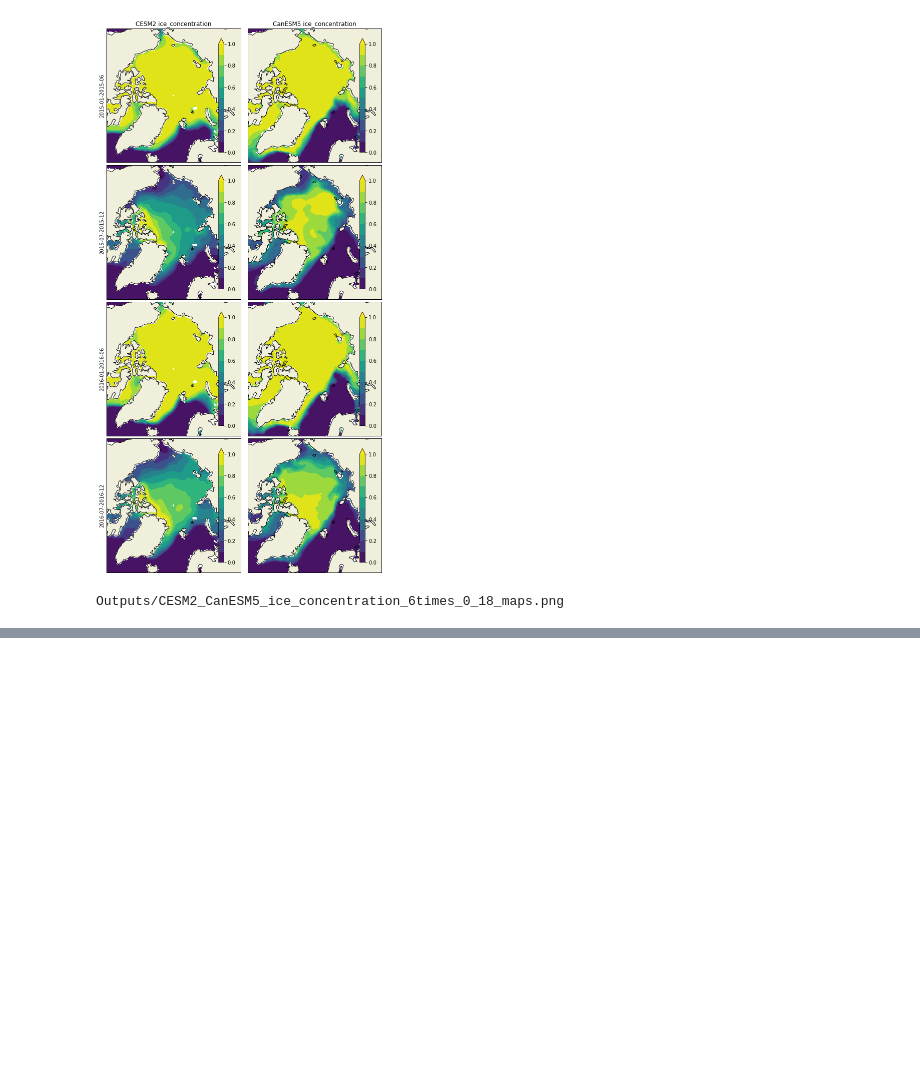
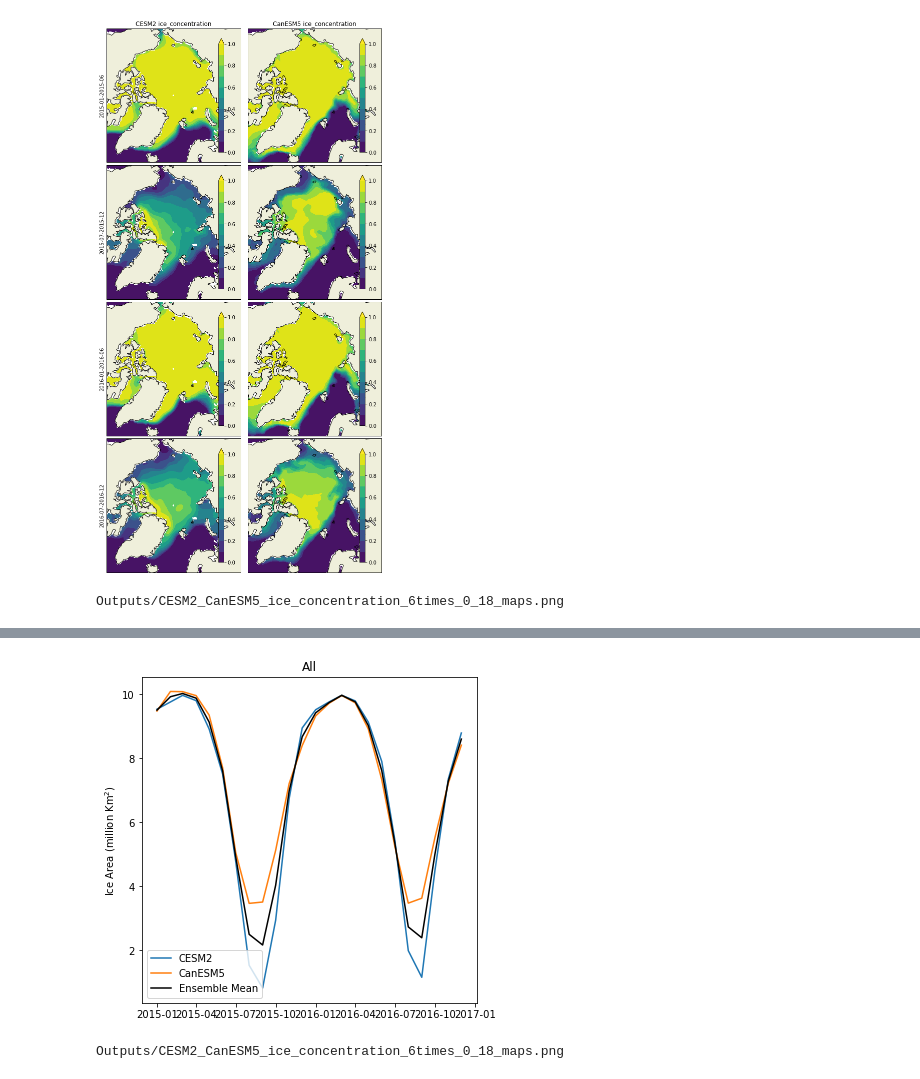
Before and after one commit to CPOMUCL/CMIP6_data, a Jupyter notebook: CMIP6_open_processed.ipynb, the cells around one changed output, grey strips where cells are left out. Saved outputs shown, nothing was run; the diff lists cells and outputs as text; code cells hidden in the pictures; blank space fills up the shorter version.

```diff
--- a/CMIP6_open_processed.ipynb
+++ b/CMIP6_open_processed.ipynb
@@ -293,4 +293,43 @@ print(pname)
 Outputs/CESM2_CanESM5_ice_concentration_6times_0_18_maps.png
+# %%
+### for each region sum of each variable (for ice area)
+pscale = 1e-12 ##(m2 to million km2)
+pvar = [
+'ice_concentration',
+]
+fig = plt.figure(figsize=(6,6))
+rg = regions[0]
+#     ax = fig.add_subplot(2,2,pn+1)
+ax = fig.add_subplot(1,1,1)
+ensmb_mean = []
+for en,Cmp in enumerate(Clist):
+#     for pn,p in enumerate(pvar):
+    p = pvar[0]
+    data = Cmp[p].copy()*G.xdist[None,:,:]*G.ydist[None,:,:]*pscale
+    data.mask = np.isnan(data)
+    data.mask[np.ones_like(data,dtype=bool)*~np.isin(Nmask2,rg['N_ints'])[None,:,:]] = True
+    data_plot = np.nansum(data,axis=(1,2))
+    ax.plot_date(Cmp['dtime'],data_plot,label = Cmp['name'],linestyle='-', marker='')
+#             print(pdate.strftime('%Y'))
+    ensmb_mean.append(data_plot)
+ax.plot_date(Cmp['dtime'],np.nanmean(ensmb_mean,axis=0),label = 'Ensemble Mean',
+             linestyle='-', marker='',color = 'k')
+## all
+ax.set_ylabel('Ice Area (million Km$^2$)')
+ax.legend()
+#         ax.set_ylim(minmax)
+# ax.set_xlim([dt.datetime(2015,1,1),dt.datetime(2016,1,1)]) ### 1.78
+# ax.set_ylim([0,4.0]) ### 1.78
+ax.set_title(rg['label'])
+
+fig.subplots_adjust(wspace=0.02, hspace=0.1)
+# pname = save_dir+'_'.join([e['name'].replace(' ','_') for e in ECLs]+pvar+['onset_lines_regions.png'])
+# fig.savefig(pname,bbox_inches='tight')
+plt.show()
+print(pname)
+# %% [output]
+[figure, added]
+Outputs/CESM2_CanESM5_ice_concentration_6times_0_18_maps.png
 # %%
 ### make a summary file
 #### for each Ecl
```
Also changed, not shown: parts of 2 cells of this notebook.
